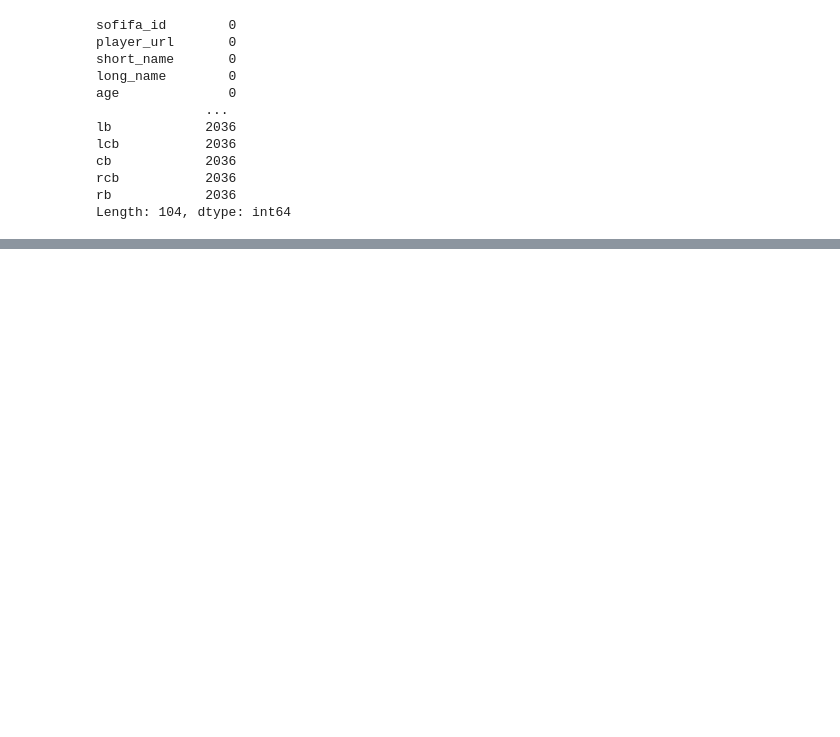
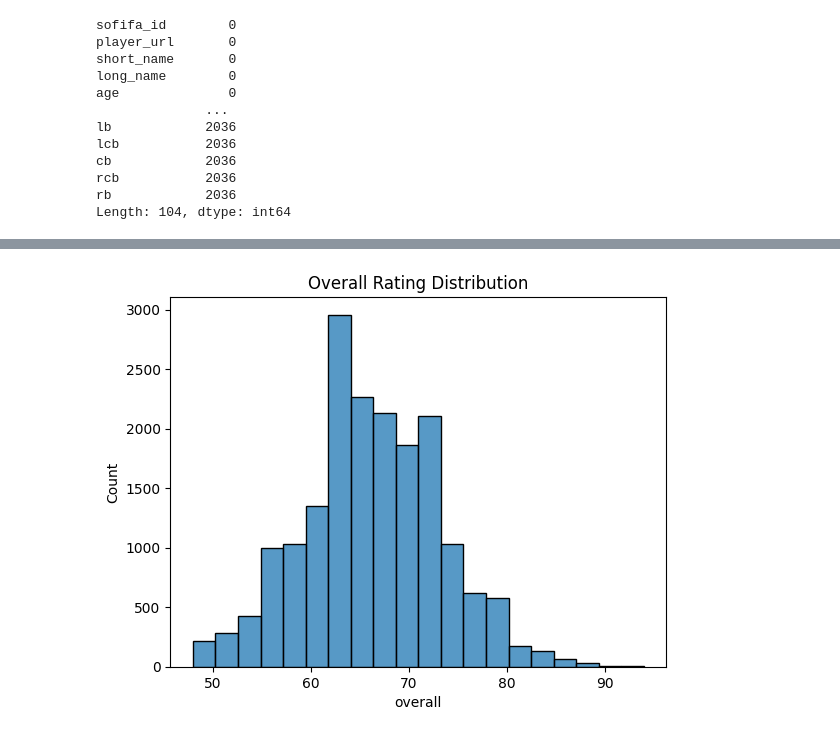
Before and after one commit to Govind99603/Fifa20, a Jupyter notebook: Fifa20.ipynb, the cells around one changed output, grey strips where cells are left out. Saved outputs shown, nothing was run; the diff lists cells and outputs as text; code cells hidden in the pictures; blank space fills up the shorter version.

```diff
--- a/Fifa20.ipynb
+++ b/Fifa20.ipynb
@@ -56,0 +83,6 @@ data.describe()
+# %%
+sns.histplot(data['overall'], bins=20)
+plt.title('Overall Rating Distribution')
+plt.show()
+# %% [output]
+[figure, added]
```
Also changed, not shown: parts of 7 cells of this notebook.
